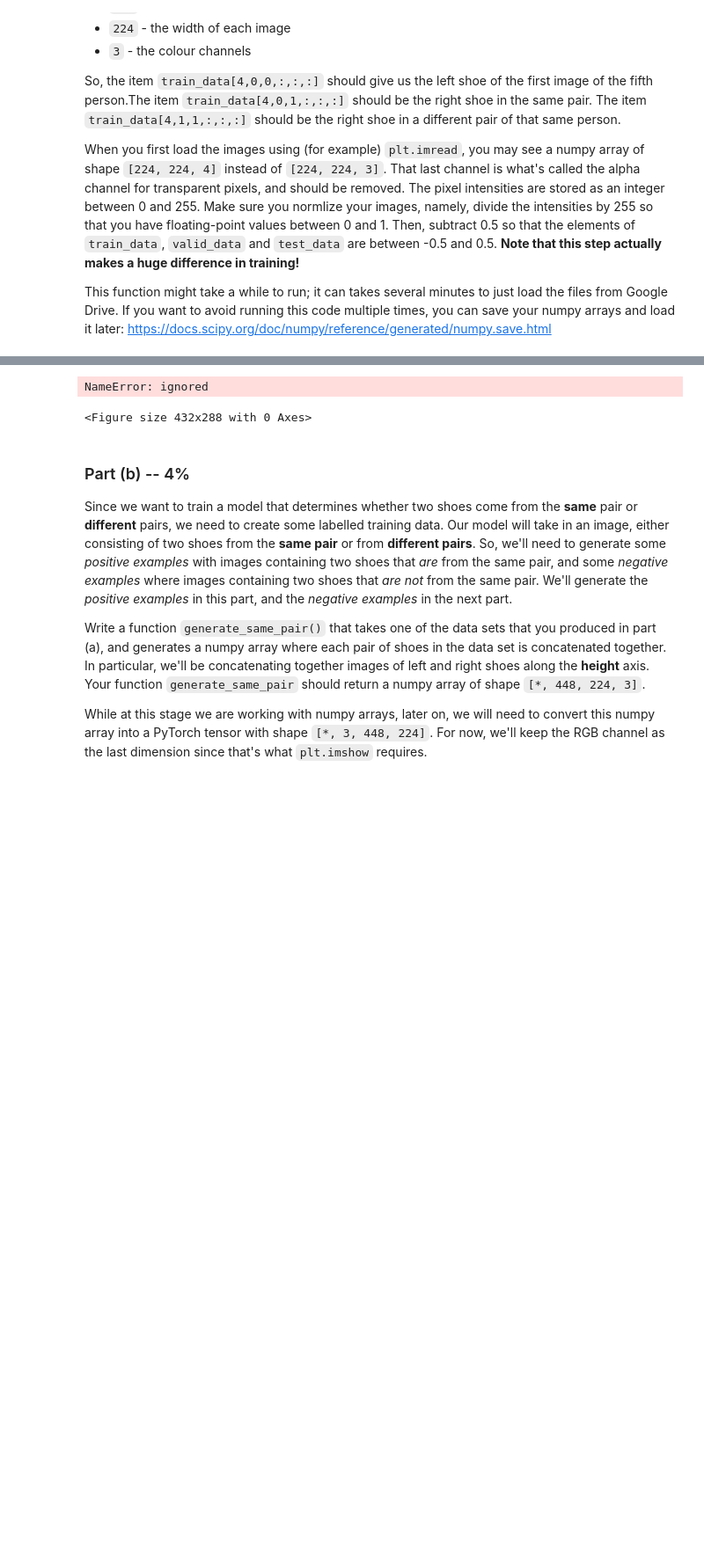
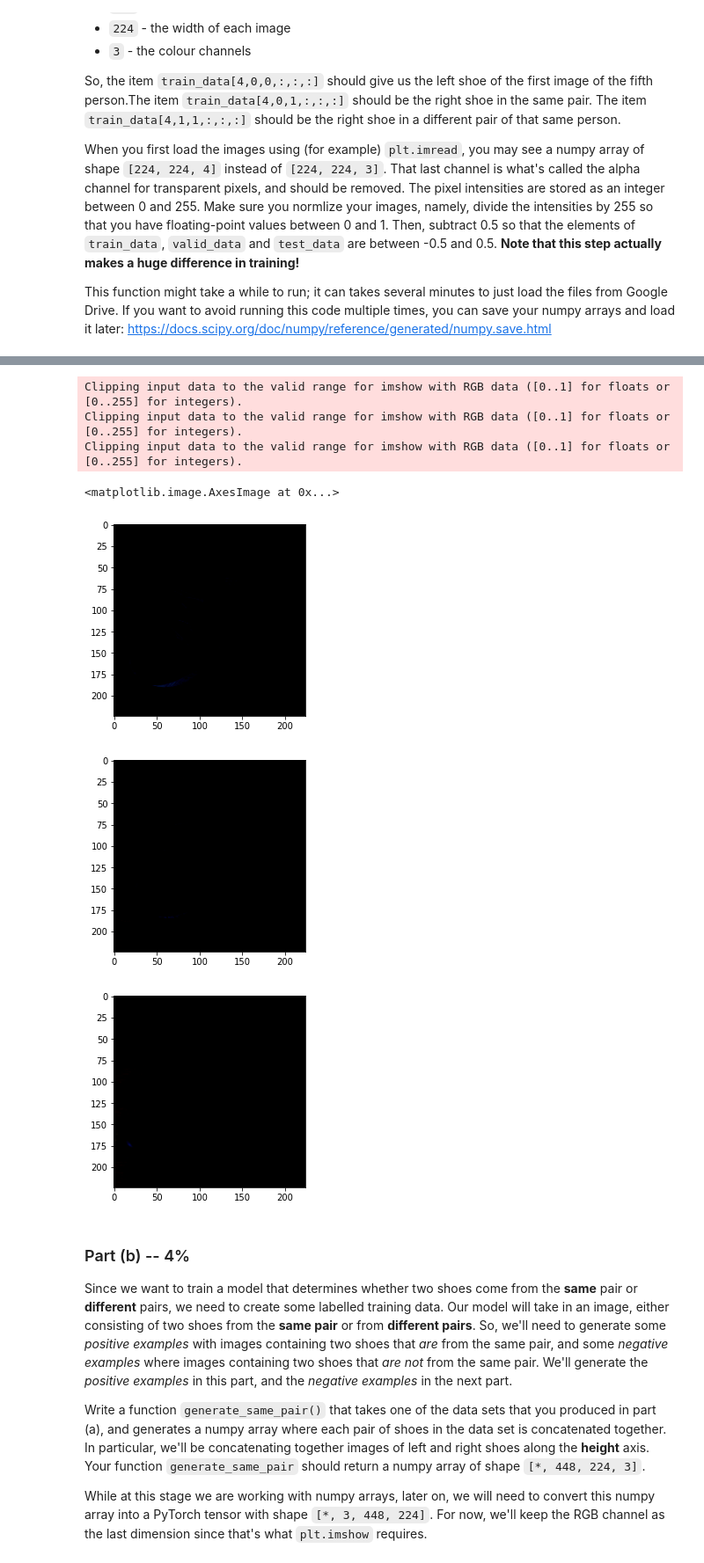
Before and after one commit to evgenyan95/test, a Jupyter notebook: Assignment3_ipynb.ipynb, the cells around one changed output, grey strips where cells are left out. Shown at 88% size. Cells and saved outputs as stored; diff of their text form; code cells hidden in the pictures; blank space fills up the shorter version.

```diff
--- a/Assignment3_ipynb.ipynb
+++ b/Assignment3_ipynb.ipynb
@@ -124,14 +176,19 @@ KeyboardInterrupt: ignored
 # %%
 # Run this code, include the image in your PDF submission
 plt.figure()
-plt.imshow(train_data[4,0,0,:,:,:]) # left shoe of first pair submitted by 5th student
+plt.imshow(train_data[1,0,0,:,:,:]) # left shoe of first pair submitted by 5th student
 plt.figure()
-plt.imshow(train_data[4,0,1,:,:,:]) # right shoe of first pair submitted by 5th student
+plt.imshow(train_data[1,0,1,:,:,:]) # right shoe of first pair submitted by 5th student
 plt.figure()
-plt.imshow(train_data[4,1,1,:,:,:]) # right shoe of second pair submitted by 5th student
+plt.imshow(train_data[1,1,1,:,:,:]) # right shoe of second pair submitted by 5th student
 # %% [output]
-NameError: ignored
+Clipping input data to the valid range for imshow with RGB data ([0..1] for floats or [0..255] for integers).
+Clipping input data to the valid range for imshow with RGB data ([0..1] for floats or [0..255] for integers).
+Clipping input data to the valid range for imshow with RGB data ([0..1] for floats or [0..255] for integers).
-<Figure size 432x288 with 0 Axes>
+<matplotlib.image.AxesImage at 0x...>
+[figure, added]
+[figure, added]
+[figure, added]
 # %% [markdown]
 ### Part (b) -- 4%
 
```
Also changed, not shown: parts of 3 cells of this notebook.
